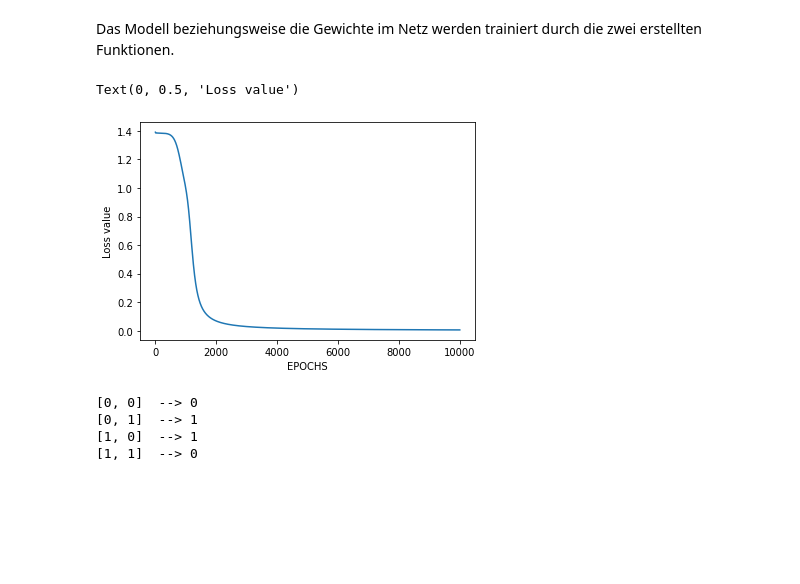
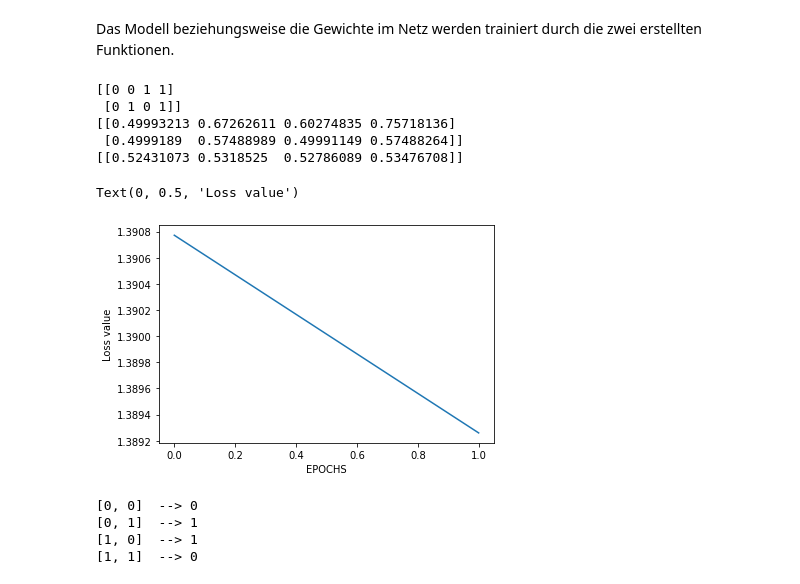
Before and after one commit to der-Sebb/heML, a Jupyter notebook: Introduction/xor_NeuralNet.ipynb, the cells around one changed output. Saved outputs shown, nothing was run; the diff lists cells and outputs as text; code cells hidden in the pictures; blank space fills up the shorter version.

```diff
--- a/Introduction/xor_NeuralNet.ipynb
+++ b/Introduction/xor_NeuralNet.ipynb
@@ -34,19 +35,21 @@ def sigmoid_prime(x):
 Nun können die zwei wichtigsten Funktionen eines Neuronalen Netz erstellt werden, die Forward und Backward Propagation.
 # %%
 def forward(w1, w2, x):
+    print(x)
     z1 = np.add(np.dot(w1, x), b1)
     a1 = sigmoid(z1)
+    print(a1)
     z2 = np.add(np.dot(w2, a1), b2)
     a2 = sigmoid(z2)
-
+    print(a2)
     return z1, a1, z2, a2
 
-def backward(n, w1, w2, z1, a1, z2, a2, x, y):
+def backward(w1, w2, z1, a1, z2, a2, x, y):
     dz2 = a2 - y
     dw2 = np.dot(dz2, a1.T)
     db2 = np.sum(dz2, axis = 1, keepdims = True)
+    da1 = np.dot(w2.T, dz2)
 
-    da1 = np.dot(w2.T, dz2)
     dz1 = np.multiply(da1, sigmoid_prime(z1))
     dw1 = np.dot(dz1, x.T)
     db1 = np.sum(dz1, axis = 1, keepdims = True)
@@ -55,25 +58,30 @@ def backward(n, w1, w2, z1, a1, z2, a2, x, y):
 # %% [markdown]
 Das Modell beziehungsweise die Gewichte im Netz werden trainiert durch die zwei erstellten Funktionen.
 # %%
-iterations = 10000
+iterations = 1
 for i in range(iterations):
     z1, a1, z2, a2 = forward(w1, w2, X)
     loss = -(1 / n) * np.sum(Y * np.log(a2) + (1 - Y) * np.log(1 - a2))
     losses.append(loss)
 
-    dw1, db1, dw2, db2 = backward(n,w1,w2,z1,a1,z2,a2,X,Y)
+    dw1, db1, dw2, db2 = backward(w1,w2,z1,a1,z2,a2,X,Y)
 
     w2 = w2 - learning_rate * dw2
     w1 = w1 - learning_rate * dw1
     b2 = b2 - learning_rate * db2
     b1 = b1 - learning_rate * db1
 
 plt.plot(losses)
 plt.xlabel("EPOCHS")
 plt.ylabel("Loss value")
 # %% [output]
-Text(0, 0.5, 'Loss value')
+[[0 0 1 1]
+ [0 1 0 1]]
+[[0.49993213 0.67262611 0.60274835 0.75718136]
+ [0.4999189  0.57488989 0.49991149 0.57488264]]
+[[0.52431073 0.5318525  0.52786089 0.53476708]]
+Text(0, 0.5, 'Loss value')
-[figure, old version]
+[figure, new version]
 # %%
 def predict(w1,w2,input):
     z1,a1,z2,a2 = forward(w1,w2,test)
```
Also changed, not shown: parts of 23 cells of this notebook, 1 other file.
